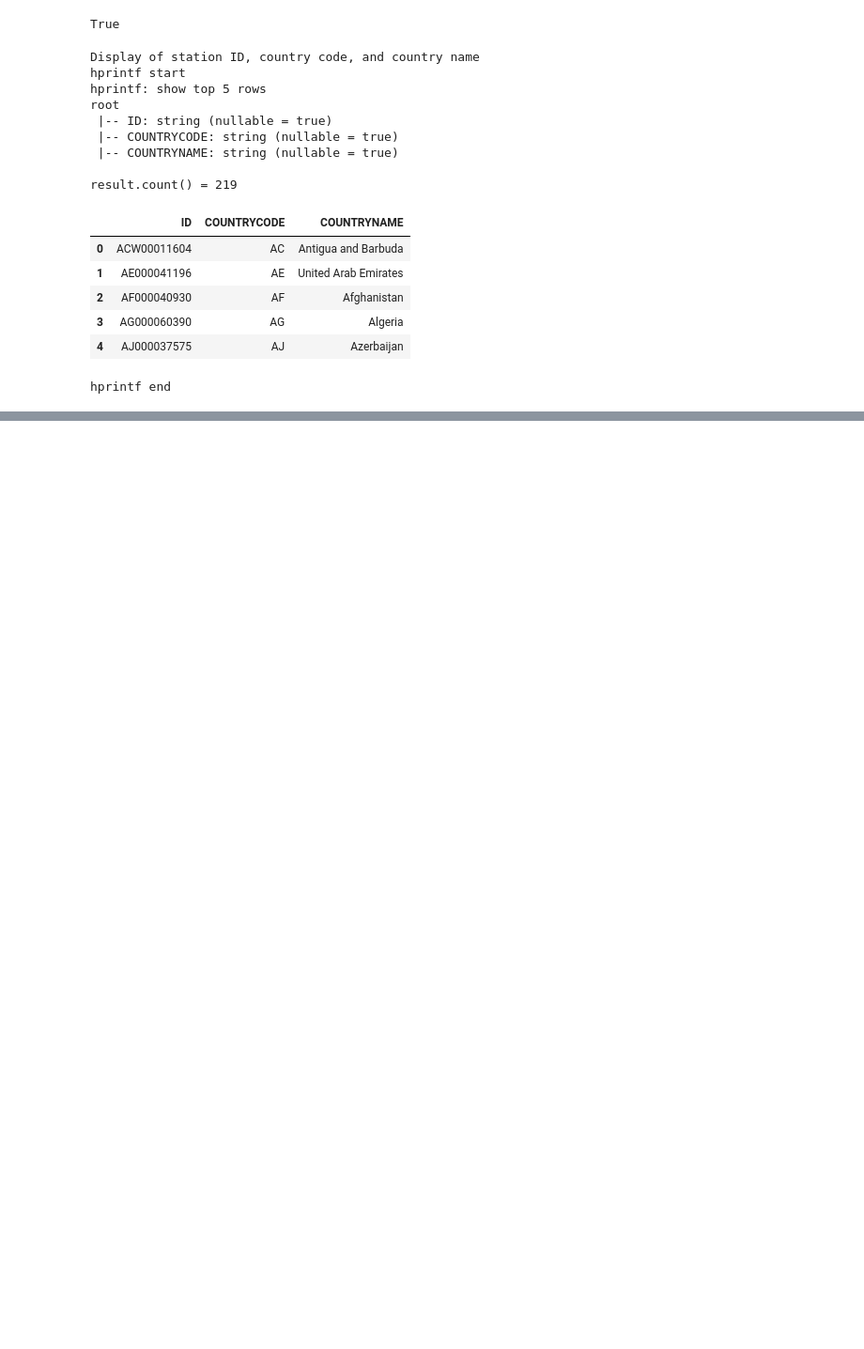
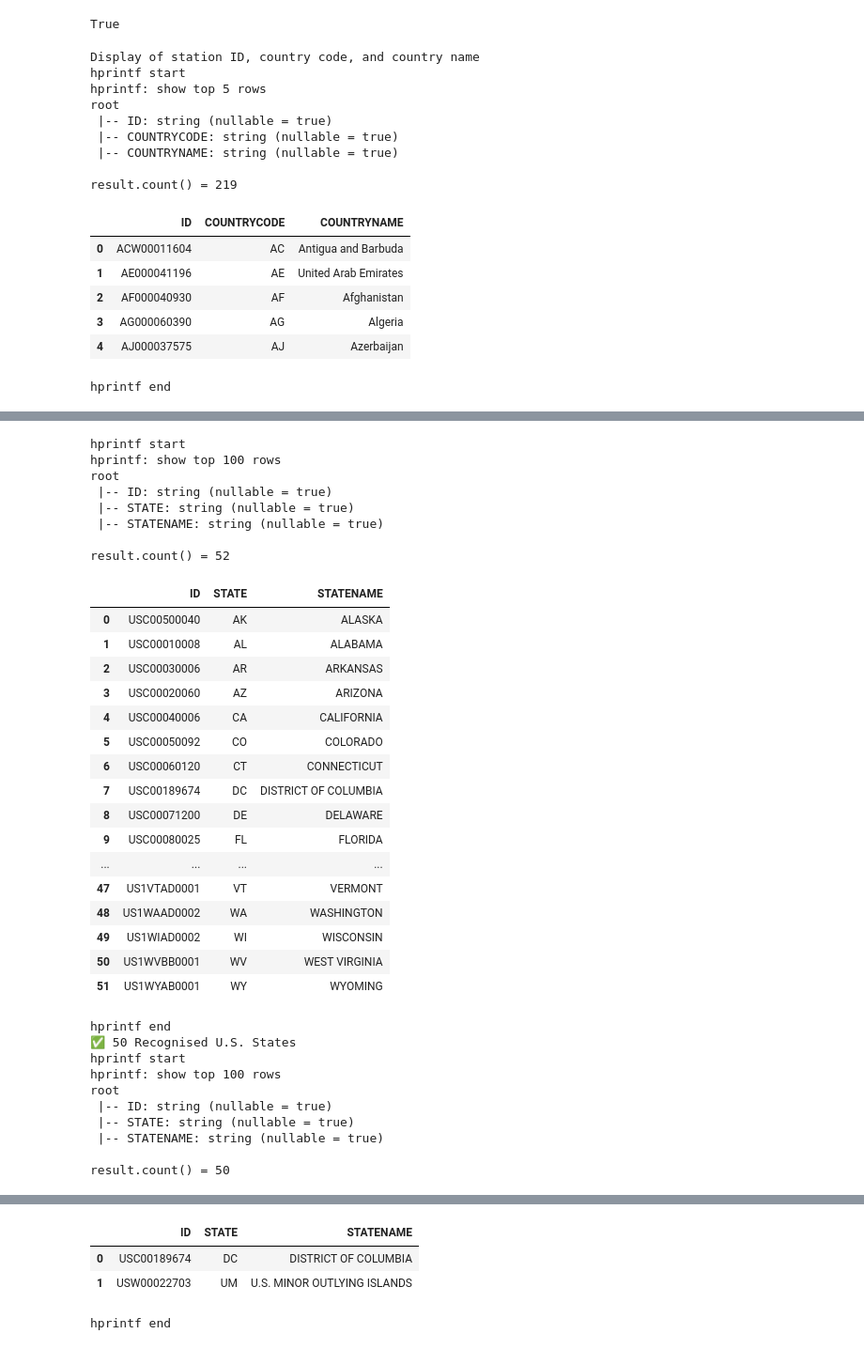
Before and after one commit to david-ewing-nz/ghcn-spark-analysis, a Jupyter notebook: notebooks/01_ghcn2_explore.ipynb, the cells around one changed output, grey strips where cells are left out. Shown at 94% size. Cells and saved outputs as stored; diff of their text form; code cells hidden in the pictures; blank space fills up the shorter version.

```diff
--- a/notebooks/01_ghcn2_explore.ipynb
+++ b/notebooks/01_ghcn2_explore.ipynb
@@ -961,0 +941,71 @@ NameError: name 'stationsEnricheddf' is not defined
+# %%
+# CELL 9 Q3(C): Extract State Name from Enriched Metadata
+# CELL 9 Q3(C):
+# ------------------------------------------------
+
+# Summary:
+# - Select and inspect STATE and STATENAME columns from enriched metadata
+# - Validate correctness of state-level join from earlier enrichment step
+#
+
+fiftyStates = [
+    "AL", "AK", "AZ", "AR", "CA", "CO", "CT", "DE", "FL", "GA",
+    "HI", "ID", "IL", "IN", "IA", "KS", "KY", "LA", "ME", "MD",
+    "MA", "MI", "MN", "MS", "MO", "MT", "NE", "NV", "NH", "NJ",
+    "NM", "NY", "NC", "ND", "OH", "OK", "OR", "PA", "RI", "SC",
+    "SD", "TN", "TX", "UT", "VT", "VA", "WA", "WV", "WI", "WY"
+]
+
+# Select distinct STATE-level rows
+usStationsdf = stationMetadata \
+    .filter(F.col("COUNTRYCODE") == "US") \
+    .select("ID", "STATE", "STATENAME") \
+    .dropDuplicates(["STATE"])
+
+hprintf(1,usStationsdf,100)  # find out if there are more than 50 states coded.
+
+# Split into recognised and unrecognised state codes
+df_50states = usStationsdf.filter(F.col("STATE").isin(fiftyStates))
+df_nonStates = usStationsdf.filter(~F.col("STATE").isin(fiftyStates))
+
+dprintf(1, "✅ 50 Recognised U.S. States")
+hprintf(1, df_50states,100)
+
+dprintf(1, "⚠️ Extra STATE Codes")
+hprintf(1, df_nonStates,100)
+# %% [output]
+hprintf start
+hprintf: show top 100 rows
+root
+ |-- ID: string (nullable = true)
+ |-- STATE: string (nullable = true)
+ |-- STATENAME: string (nullable = true)
+
+result.count() = 52
+|  | ID | STATE | STATENAME |
+| 0 | USC00500040 | AK | ALASKA |
+| 1 | USC00010008 | AL | ALABAMA |
+| 2 | USC00030006 | AR | ARKANSAS |
+| 3 | USC00020060 | AZ | ARIZONA |
+| 4 | USC00040006 | CA | CALIFORNIA |
+| 5 | USC00050092 | CO | COLORADO |
+| 6 | USC00060120 | CT | CONNECTICUT |
+| 7 | USC00189674 | DC | DISTRICT OF COLUMBIA |
+| 8 | USC00071200 | DE | DELAWARE |
+| 9 | USC00080025 | FL | FLORIDA |
+| ... | ... | ... | ... |
+| 47 | US1VTAD0001 | VT | VERMONT |
+| 48 | US1WAAD0002 | WA | WASHINGTON |
+| 49 | US1WIAD0002 | WI | WISCONSIN |
+| 50 | US1WVBB0001 | WV | WEST VIRGINIA |
+| 51 | US1WYAB0001 | WY | WYOMING |
+hprintf end
+✅ 50 Recognised U.S. States
+hprintf start
+hprintf: show top 100 rows
+root
+ |-- ID: string (nullable = true)
+ |-- STATE: string (nullable = true)
+ |-- STATENAME: string (nullable = true)
+
+result.count() = 50
@@ -962,3 +1039,7 @@ NameError: name 'stationsEnricheddf' is not defined
+|  | ID | STATE | STATENAME |
+| 0 | USC00189674 | DC | DISTRICT OF COLUMBIA |
+| 1 | USW00022703 | UM | U.S. MINOR OUTLYING ISLANDS |
+hprintf end
 # %%
 # CELL 10: Display Station Count by Country (Exploratory Only)
 # CELL 10:
```
Also changed, not shown: parts of 12 cells of this notebook.
